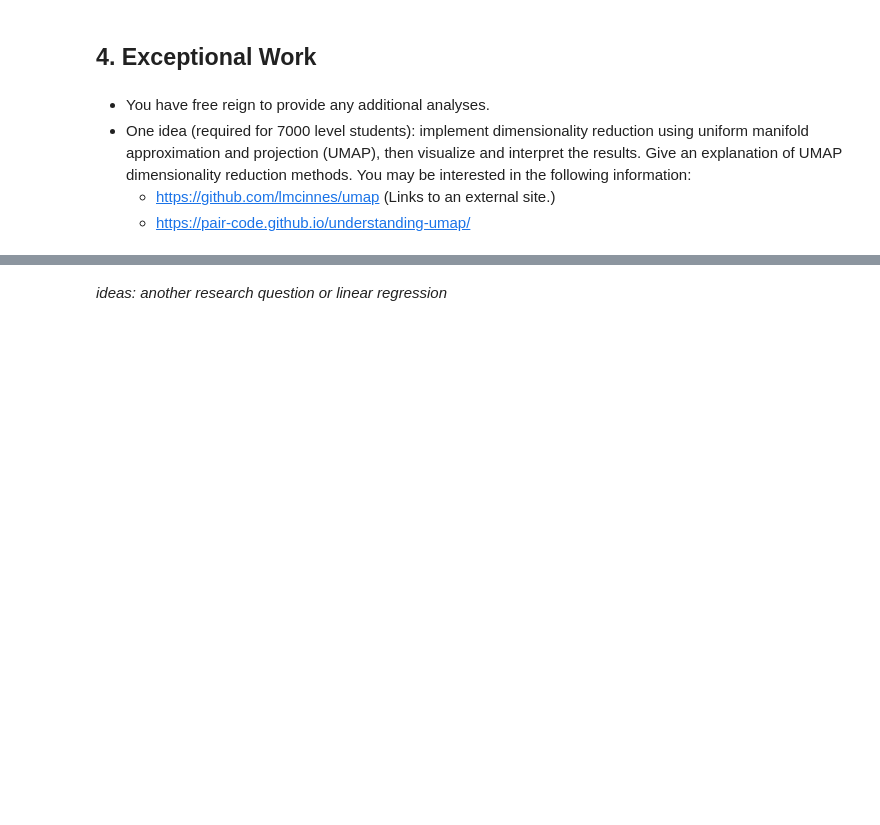
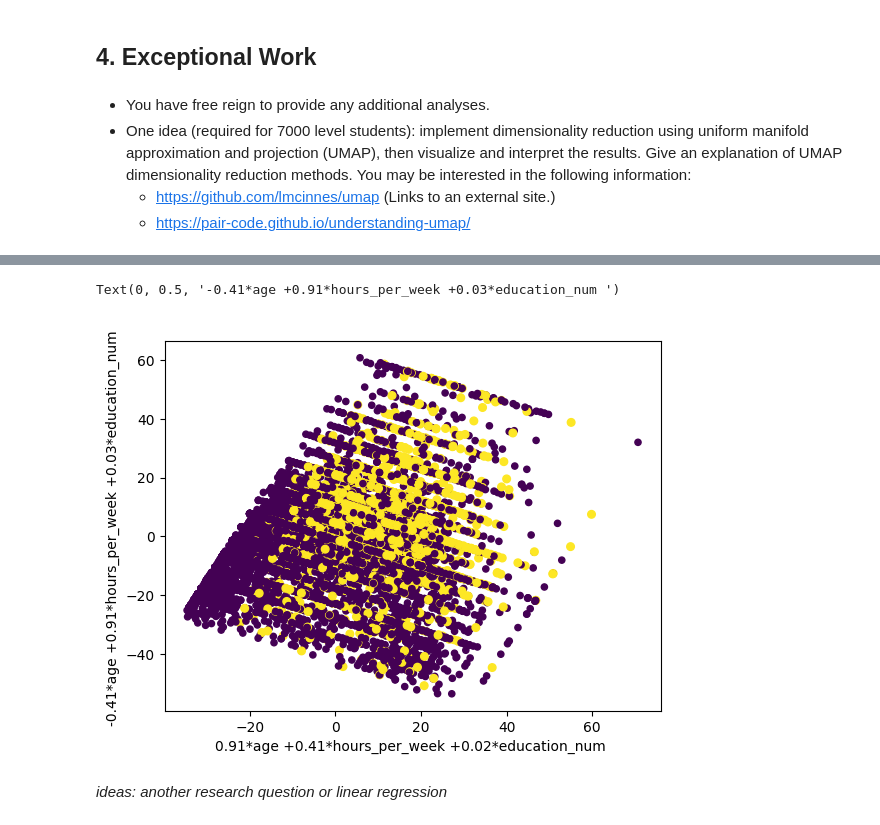
Before and after one commit to mariaherediaa/CS5324-Labs, a Jupyter notebook: Lab1/Lab 1.ipynb, the cells around one changed output, grey strips where cells are left out. Drawn from its saved outputs; the diff is of its cells as text; code cells hidden in the pictures; blank space fills up the shorter version.

```diff
--- a/Lab1/Lab 1.ipynb
+++ b/Lab1/Lab 1.ipynb
@@ -381,2 +382,44 @@ weighted avg       0.83      0.84      0.83     15081
+# %%
+from sklearn.decomposition import PCA
+
+X = df[['age', 'hours_per_week', 'education_num']]
+
+pca = PCA(n_components=2)
+pca.fit(X)
+
+X_pca = pca.transform(X)
+# %%
+import seaborn as sns
+cmap = sns.set(style="darkgrid")
+
+# this function definition just formats the weights into readable strings
+# you can skip it without loss of generality to the Data Science content
+def get_feature_names_from_weights(weights, names):
+    tmp_array = []
+    for comp in weights:
+        tmp_string = ''
+        for fidx,f in enumerate(names):
+            if fidx>0 and comp[fidx]>=0:
+                tmp_string+='+'
+            tmp_string += '%.2f*%s ' % (comp[fidx],f)
+        tmp_array.append(tmp_string)
+    return tmp_array
+
+plt.style.use('default')
+# now let's get to the Data Analytics!
+pca_weight_strings = get_feature_names_from_weights(pca.components_, X.columns)
+
+# create some pandas dataframes from the transformed outputs
+df_pca = pd.DataFrame(X_pca,columns=[pca_weight_strings])
+
+from matplotlib.pyplot import scatter
+
+# scatter plot the output, with the names created from the weights
+ax = scatter(X_pca[:,0], X_pca[:,1], c=y, s=(y+2)*10, cmap=cmap)
+plt.xlabel(pca_weight_strings[0])
+plt.ylabel(pca_weight_strings[1])
+# %% [output]
+Text(0, 0.5, '-0.41*age +0.91*hours_per_week +0.03*education_num ')
+[figure, added]
 # %% [markdown]
 *ideas: another research question or linear regression*
```
Also changed, not shown: parts of 4 cells of this notebook.
